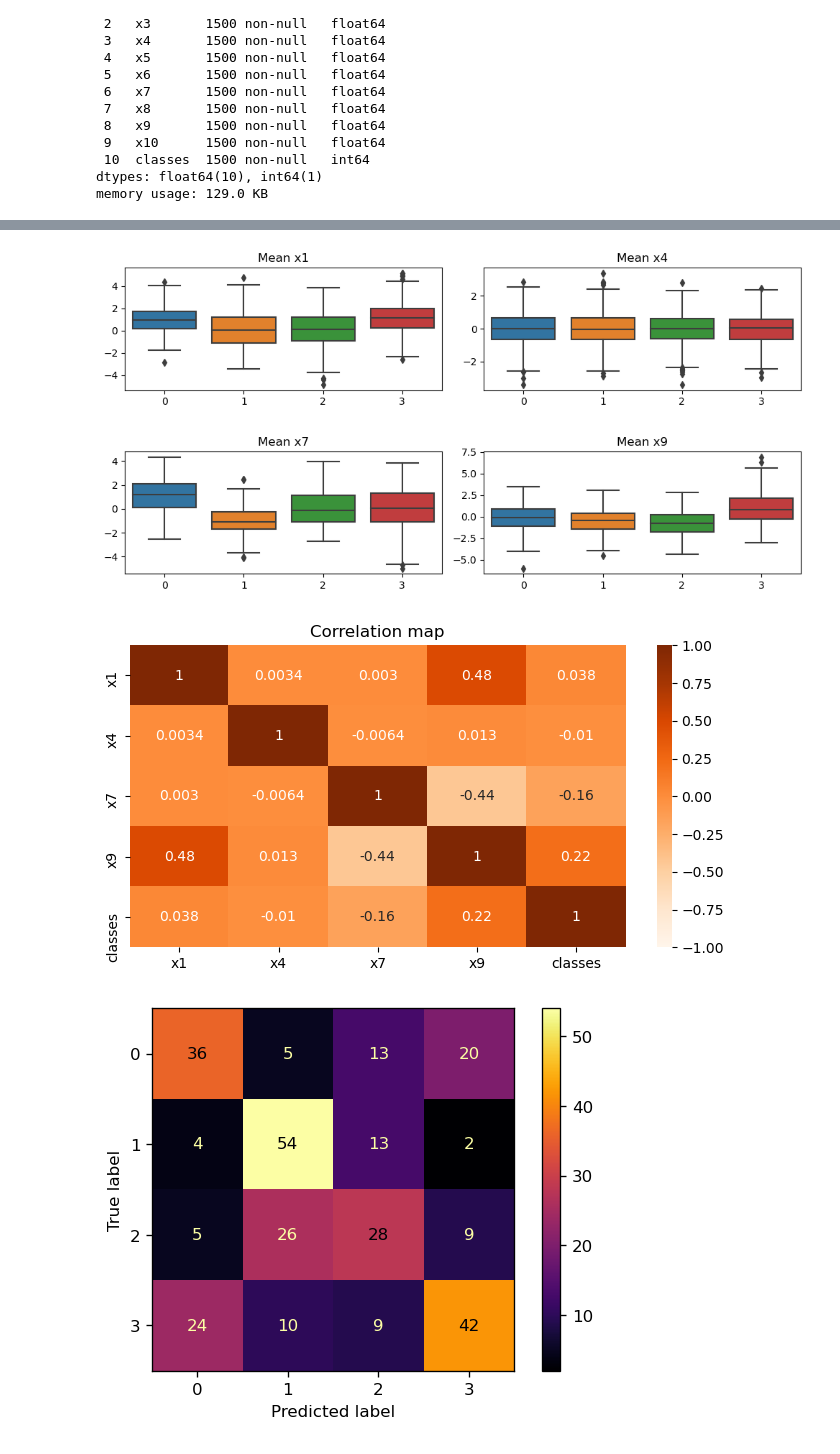
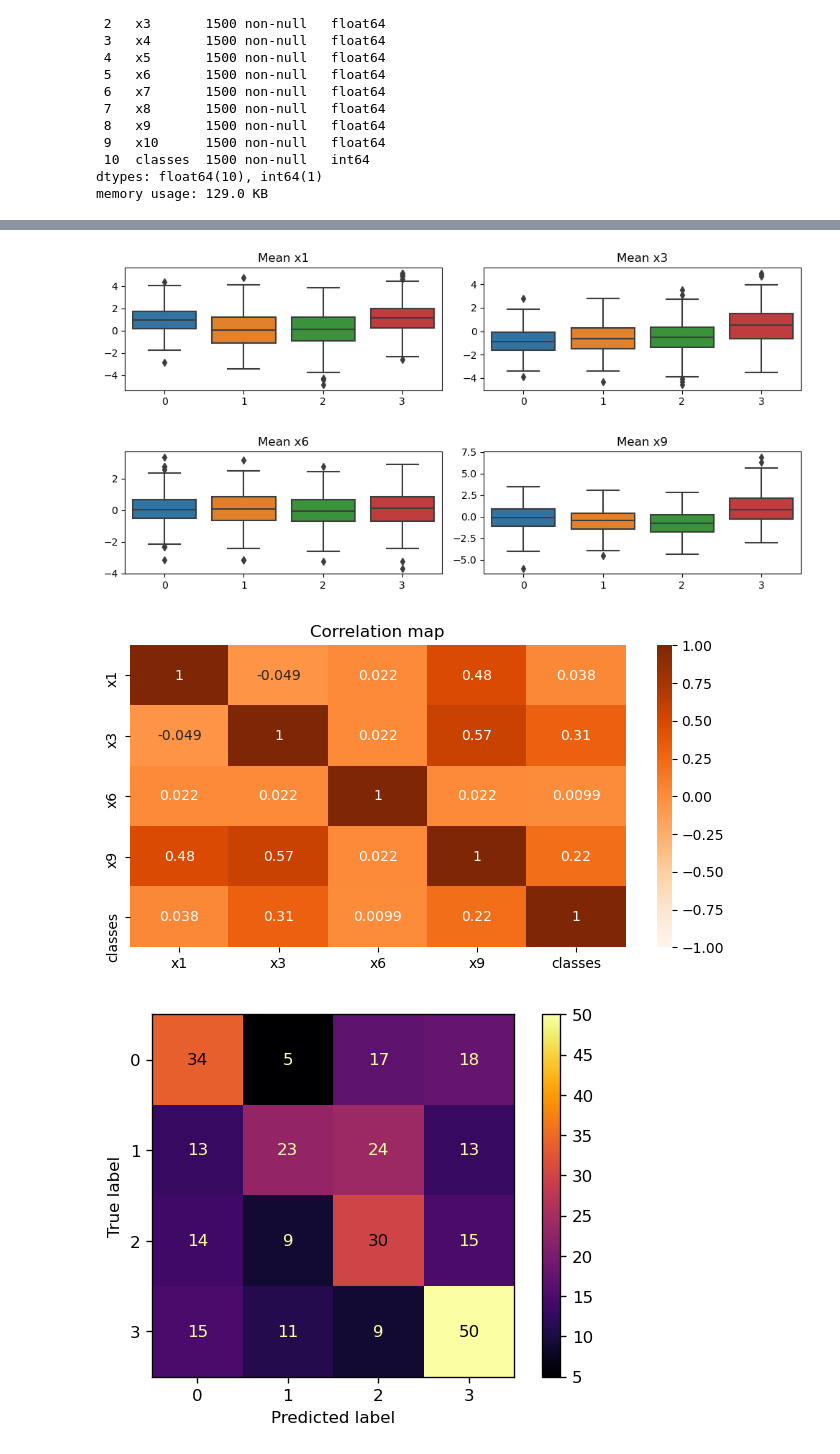
Before and after one commit to KulchytskiyDmytro/ml2021, a Jupyter notebook: machinelerning/practise/practice1.ipynb, the cells around one changed output, grey strips where cells are left out. Saved outputs shown, nothing was run; the diff lists cells and outputs as text; code cells hidden in the pictures.

```diff
--- a/machinelerning/practise/practice1.ipynb
+++ b/machinelerning/practise/practice1.ipynb
@@ -13,8 +13,8 @@ import seaborn as sea
 import warnings
 warnings.filterwarnings('ignore')
 # %%
-data = pd.read_csv("practice1_data.csv")
-data.head(19)
+numbers = pd.read_csv("practice1_data.csv")
+numbers.head(12)
 # %% [output]
 |  | x1 | x2 | x3 | x4 | x5 | x6 | x7 | x8 | x9 | x10 | classes |
 | 0 | 2.163950 | 0.015729 | -1.136593 | 2.182571 | -1.552051 | -0.909067 | 1.791084 | -1.094894 | 0.308272 | -0.912365 | 0 |
@@ -55,11 +51,9 @@ Data columns (total 11 columns):
 dtypes: float64(10), int64(1)
 memory usage: 129.0 KB
 # %%
-dropCollumns = ["x2", "x3", "x5", "x6", "x8", "x10"]
+dropCollumns = ["x2", "x4", "x5", "x7", "x8", "x10"]
 
 for i in range(len(dropCollumns)):
-    data=data.drop(dropCollumns[i], axis=1)
-
-print("==============Describe===============")
-data.describe()
+    numbers=numbers.drop(dropCollumns[i], axis=1)
+numbers.describe()
 # %% [output]
@@ -124,49 +115,49 @@ def Boxplot(axes, data, x, y, title):
     axes.set_ylabel(None)
     axes.set_title(title)
 
-Boxplot(axes[0,0], data, "classes", 'x1', "Mean x1")
-Boxplot(axes[0,1], data, "classes", 'x4', "Mean x4")
-Boxplot(axes[1,0], data, "classes", 'x7', "Mean x7")
-Boxplot(axes[1,1], data, "classes", 'x9', "Mean x9")
+Boxplot(axes[0,0], numbers, "classes", 'x1', "Mean x1")
+Boxplot(axes[0,1], numbers, "classes", 'x3', "Mean x3")
+Boxplot(axes[1,0], numbers, "classes", 'x6', "Mean x6")
+Boxplot(axes[1,1], numbers, "classes", 'x9', "Mean x9")
 
 
 mat.tight_layout()
 mat.subplots_adjust(hspace=0.5)
 # %% [output]
-[figure, old version]
+[figure, new version]
 # %%
 mat.figure(figsize = (8, 4), dpi = 100)
-sea.heatmap(data.corr(), annot = True, cmap = "Oranges", vmin = -1, vmax = 1)
+sea.heatmap(numbers.corr(), annot = True, cmap = "Oranges", vmin = -1, vmax = 1)
 mat.title("Correlation map")
 mat.show()
 # %% [output]
-[figure, old version]
+[figure, new version]
 # %%
 from sklearn.model_selection import train_test_split
 from sklearn.preprocessing import StandardScaler
 from sklearn.linear_model import LogisticRegression
 from sklearn.metrics import accuracy_score, confusion_matrix, plot_confusion_matrix, classification_report
 
 
-x = data.drop("classes", axis = 1)
-y = data["classes"]
+x = numbers.drop("classes", axis = 1)
+y = numbers["classes"]
 
 x_train, x_test, y_train, y_test = train_test_split(x, y, test_size=0.2, random_state=101)
 
 scaler = StandardScaler()
 log_model = LogisticRegression()
 
 Scaled_x_train = scaler.fit_transform(x_train)
 Scaled_x_test = scaler.transform(x_test)
 log_model.fit(Scaled_x_train, y_train)
 y_pred = log_model.predict(Scaled_x_test)
 
 confusion_matrix(y_test, y_pred)
 
 fig, ax = mat.subplots(dpi = 120)
 plot_confusion_matrix(log_model, Scaled_x_test, y_test, ax = ax, cmap="inferno");
 # %% [output]
-[figure, old version]
+[figure, new version]
 # %%
 score = accuracy_score(y_test, y_pred)
 round(score, 2)
```
Also changed, not shown: parts of 9 cells of this notebook.
